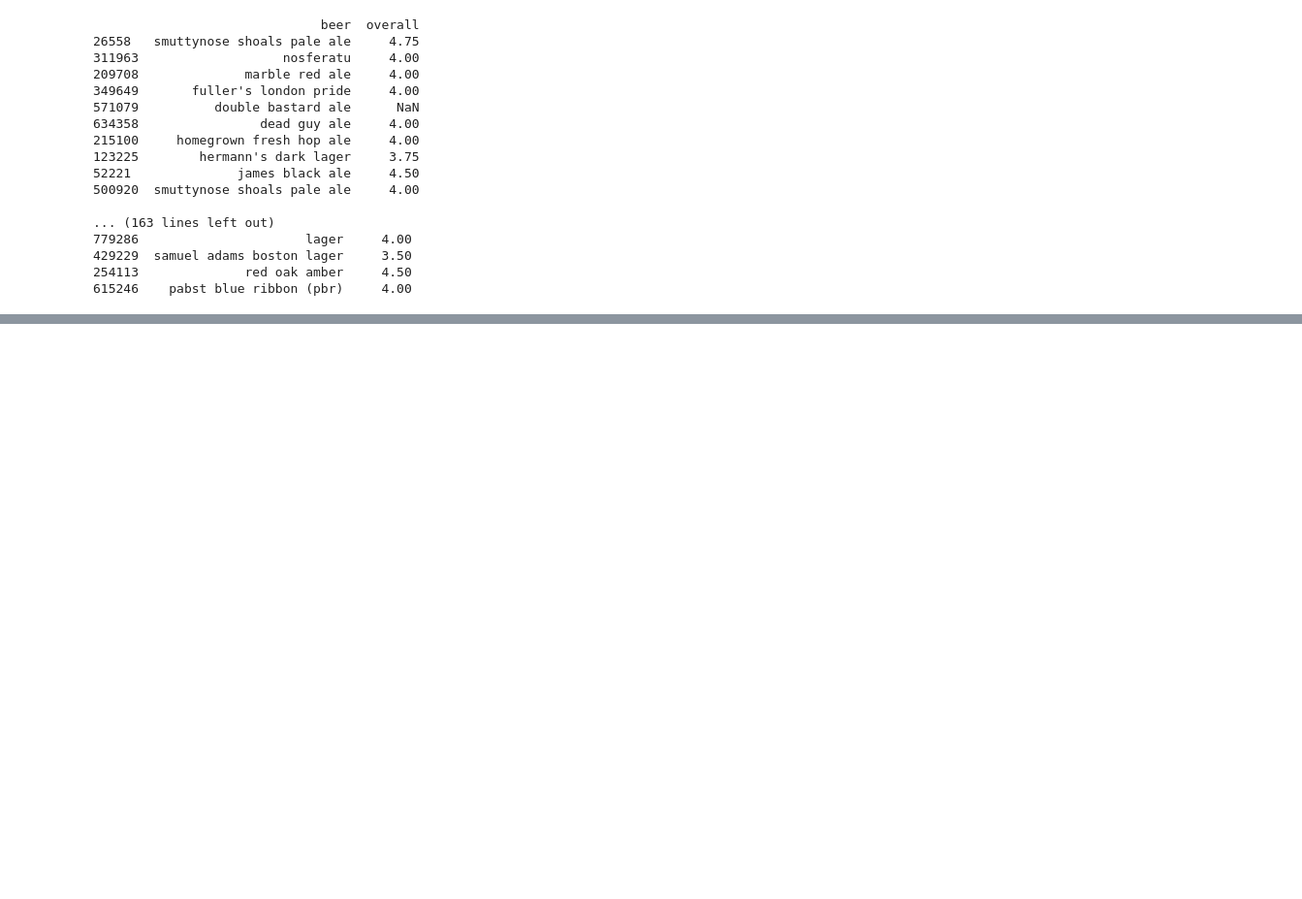
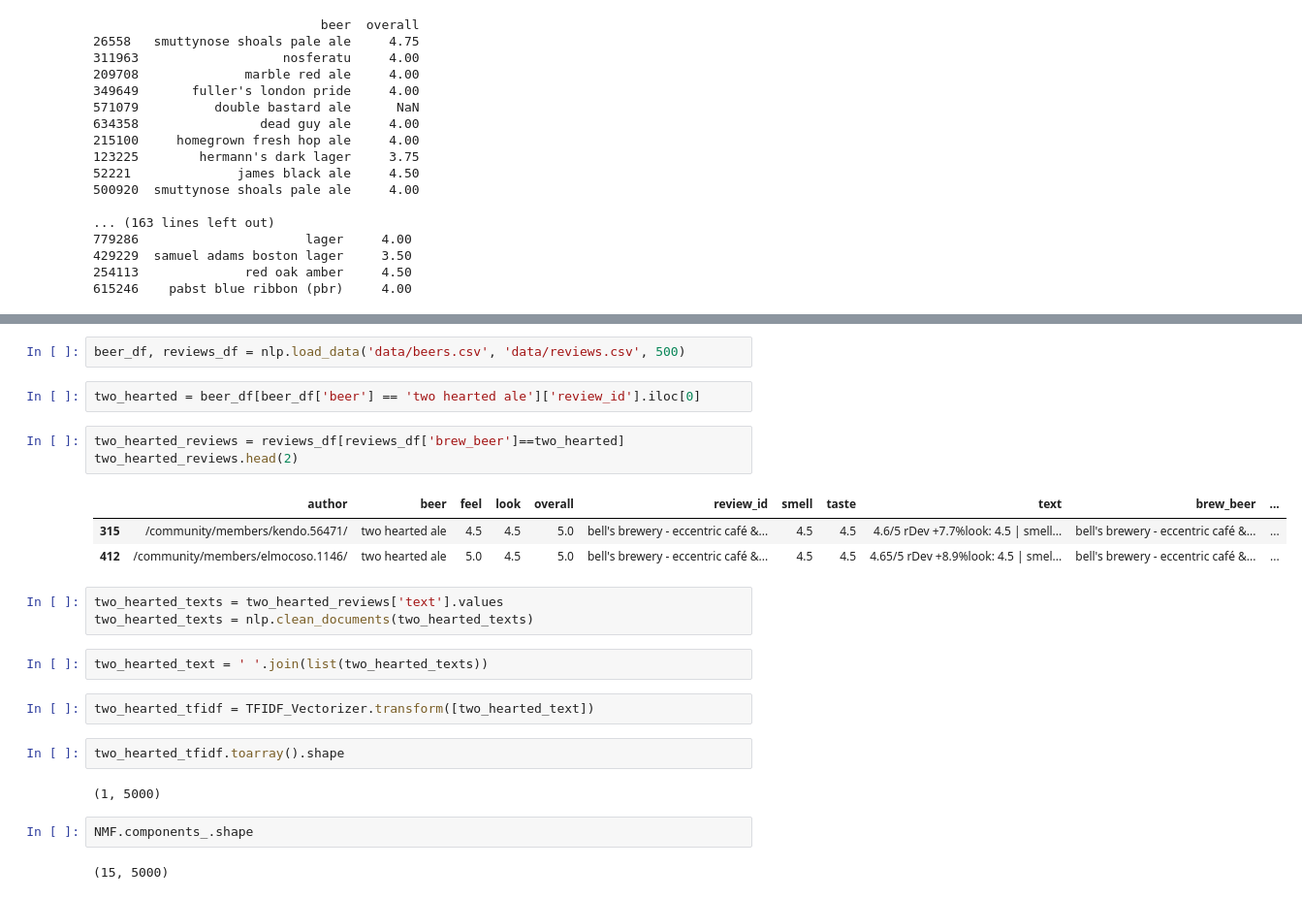
Before and after one commit to adiguzelomer/craft_beer_ratings, a Jupyter notebook: first-model-eda.ipynb, the cells around one changed output, grey strips where cells are left out. Shown: that part at 97% size. Cells and saved outputs as stored; diff of their text form; blank space fills up the shorter version.

```diff
--- a/first-model-eda.ipynb
+++ b/first-model-eda.ipynb
@@ -116,0 +122,26 @@ for topic in top_ten_reviews_by_topic:
+# %%
+beer_df, reviews_df = nlp.load_data('data/beers.csv', 'data/reviews.csv', 500)
+# %%
+two_hearted = beer_df[beer_df['beer'] == 'two hearted ale']['review_id'].iloc[0]
+# %%
+two_hearted_reviews = reviews_df[reviews_df['brew_beer']==two_hearted]
+two_hearted_reviews.head(2)
+# %% [output]
+|  | author | beer | feel | look | overall | review_id | smell | taste | text | brew_beer | ... |
+| 315 | /community/members/kendo.56471/ | two hearted ale | 4.5 | 4.5 | 5.0 | bell's brewery - eccentric café &... | 4.5 | 4.5 | 4.6/5 rDev +7.7%look: 4.5 | smell... | bell's brewery - eccentric café &... | ... |
+| 412 | /community/members/elmocoso.1146/ | two hearted ale | 5.0 | 4.5 | 5.0 | bell's brewery - eccentric café &... | 4.5 | 4.5 | 4.65/5 rDev +8.9%look: 4.5 | smel... | bell's brewery - eccentric café &... | ... |
+# %%
+two_hearted_texts = two_hearted_reviews['text'].values
+two_hearted_texts = nlp.clean_documents(two_hearted_texts)
+# %%
+two_hearted_text = ' '.join(list(two_hearted_texts))
+# %%
+two_hearted_tfidf = TFIDF_Vectorizer.transform([two_hearted_text])
+# %%
+two_hearted_tfidf.toarray().shape
+# %% [output]
+(1, 5000)
+# %%
+NMF.components_.shape
+# %% [output]
+(15, 5000)
```
Also changed, not shown: parts of 11 cells of this notebook, 3 other files.
